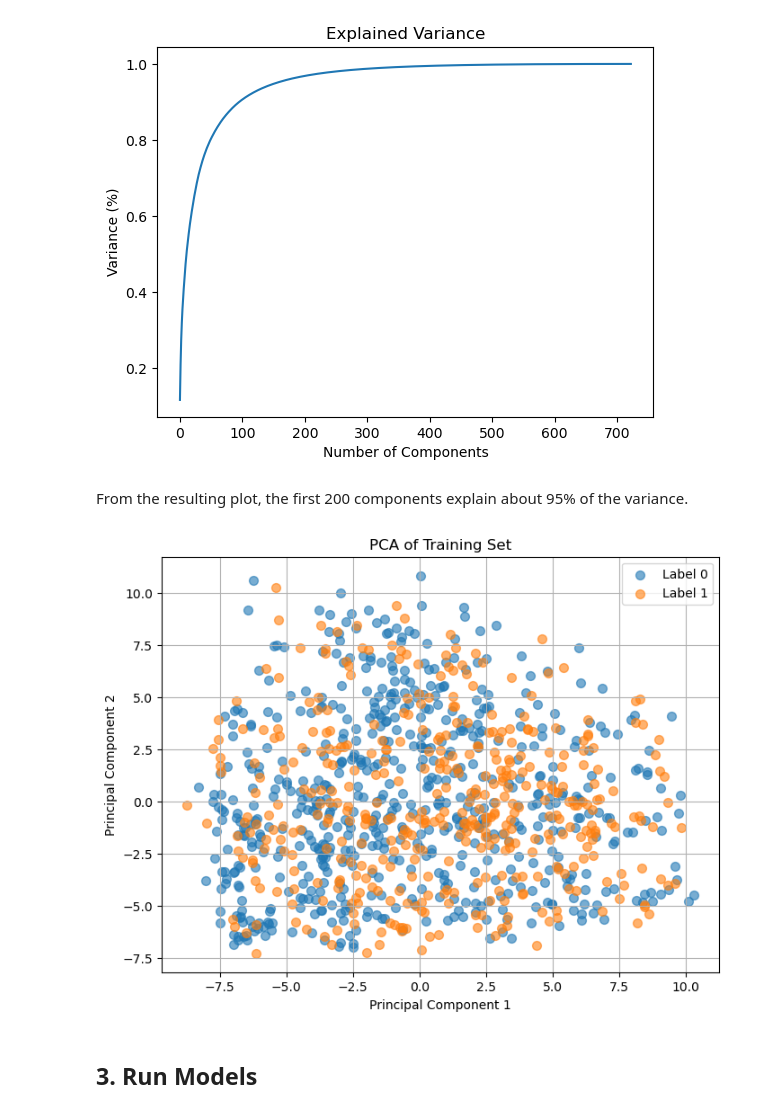
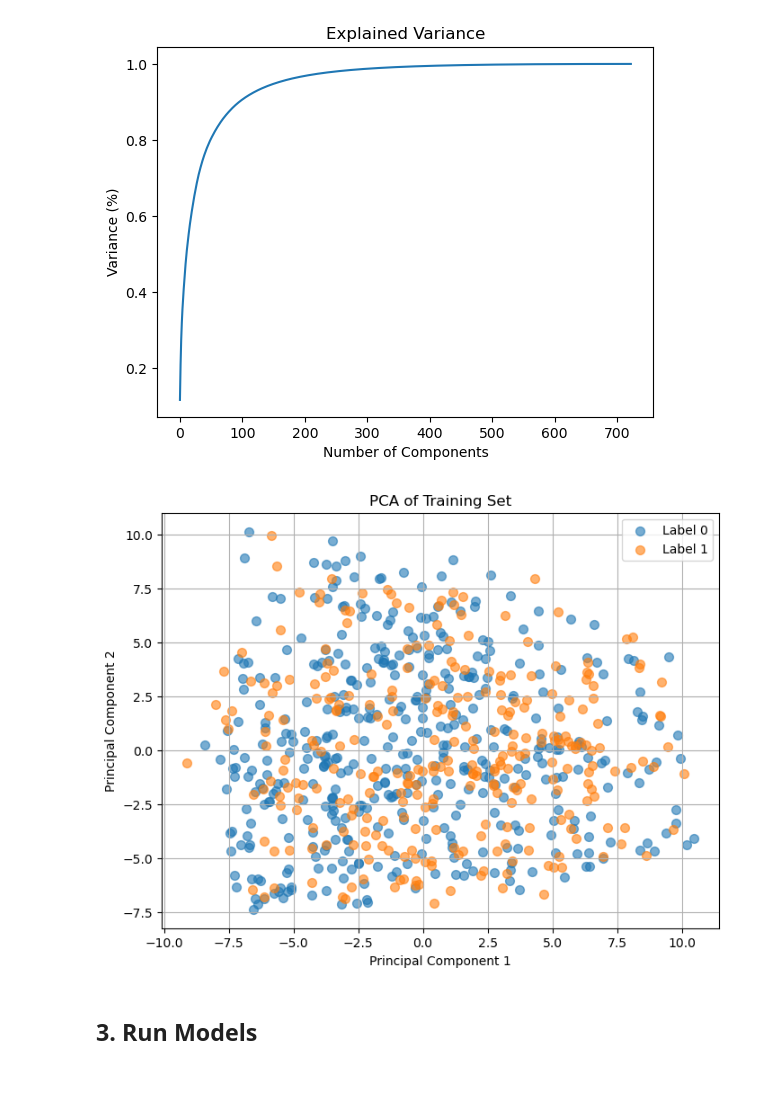
Before and after one commit to rocreguant/data-augmentation-genetics, a Jupyter notebook: Data Augmentation - Final.ipynb, the cells around one changed output. Saved outputs shown, nothing was run; the diff lists cells and outputs as text; code cells hidden in the pictures; blank space fills up the shorter version.

```diff
--- a/Data Augmentation - Final.ipynb
+++ b/Data Augmentation - Final.ipynb
@@ -205,20 +264,18 @@ plt.title('Explained Variance')
 plt.show()
 # %% [output]
 [figure]
-# %% [markdown]
-From the resulting plot, the first 200 components explain about 95% of the variance.
 # %%
-pca_initial = PCA(n_components = 200)  # Taking top 300 components
-X_pca = pca_initial.fit_transform(X)
+pca = PCA(n_components=200)
+X_pca = pca.fit_transform(X_train)
 
 plt.figure(figsize=(8, 6))
-plt.scatter(X_pca[df['label'] == 0][:, 0], X_pca[df['label'] == 0][:, 1], s=50, label='Label 0', alpha=0.6)
-plt.scatter(X_pca[df['label'] == 1][:, 0], X_pca[df['label'] == 1][:, 1], s=50, label='Label 1', alpha=0.6)
+plt.scatter(X_pca[y_train == 0][:, 0], X_pca[y_train == 0][:, 1], s=50, label='Label 0', alpha=0.6)
+plt.scatter(X_pca[y_train == 1][:, 0], X_pca[y_train == 1][:, 1], s=50, label='Label 1', alpha=0.6)
 plt.title('PCA of Training Set')
 plt.xlabel('Principal Component 1')
 plt.ylabel('Principal Component 2')
 plt.legend()
 plt.grid(True)
 plt.show()
 # %% [output]
-[figure, old version]
+[figure, new version]
```
Also changed, not shown: parts of 57 cells of this notebook.
